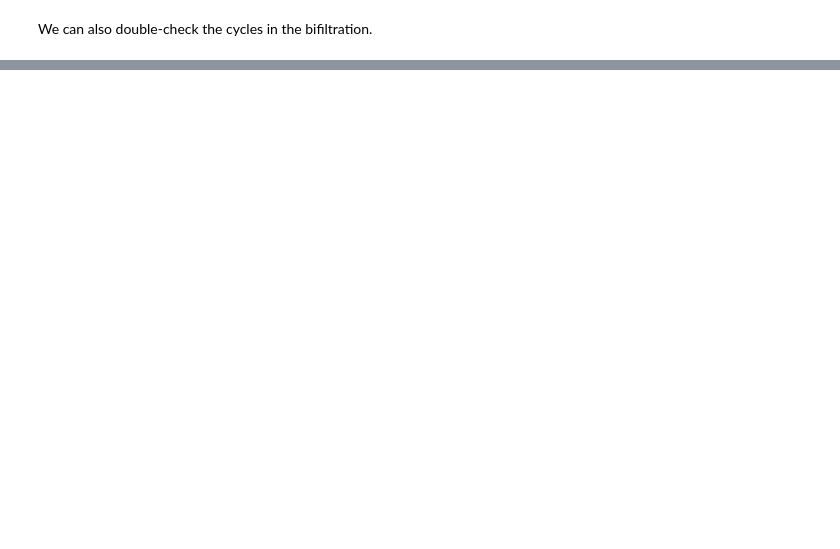
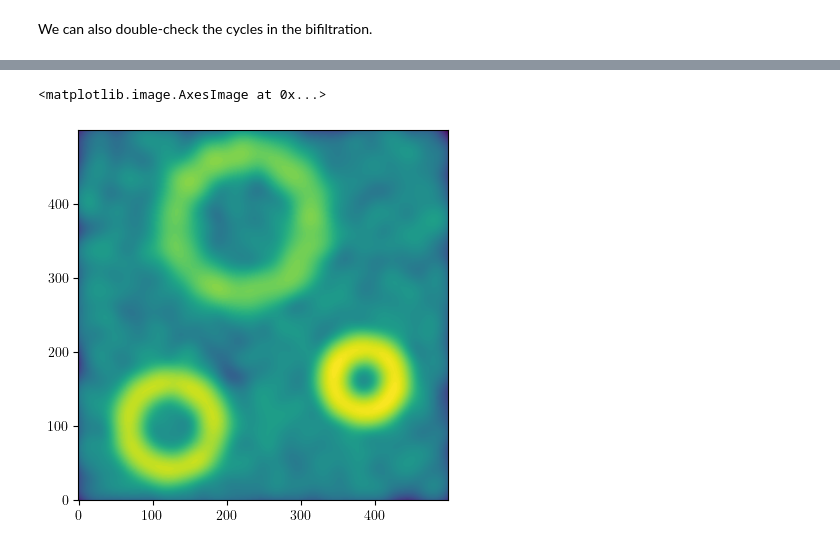
Before and after one commit to DavidLapous/multipers, a Jupyter notebook: docs/notebooks/representative_cycles.ipynb, the cells around one changed output, grey strips where cells are left out. Cells and saved outputs as stored; diff of their text form; code cells hidden in the pictures; blank space fills up the shorter version.

```diff
--- a/docs/notebooks/representative_cycles.ipynb
+++ b/docs/notebooks/representative_cycles.ipynb
@@ -113,0 +119,13 @@ plot_simplicial_complex(simplextree, X, radius, codens,mma=mod, degree=1)
+# %%
+resolution = [500,500]
+grid = mp.grids.compute_grid(X.T, resolution=resolution, strategy="regular", dense=True)
+img = -np.ascontiguousarray(KDE(bandwidth=0.1, return_log=True).fit(X).score_samples(grid).reshape(resolution))
+coarsened_values = mp.grids.compute_grid(img.ravel()[None], strategy="regular_closest", resolution=100)
+img=mp.grids.push_to_grid(
+    img.ravel()[:,None],
+    coarsened_values
+).reshape(img.shape).astype(np.float64)
+plt.imshow(-img, origin="lower")
+# %% [output]
+<matplotlib.image.AxesImage at 0x...>
+[figure, added]
```
Also changed, not shown: parts of 15 cells of this notebook.
